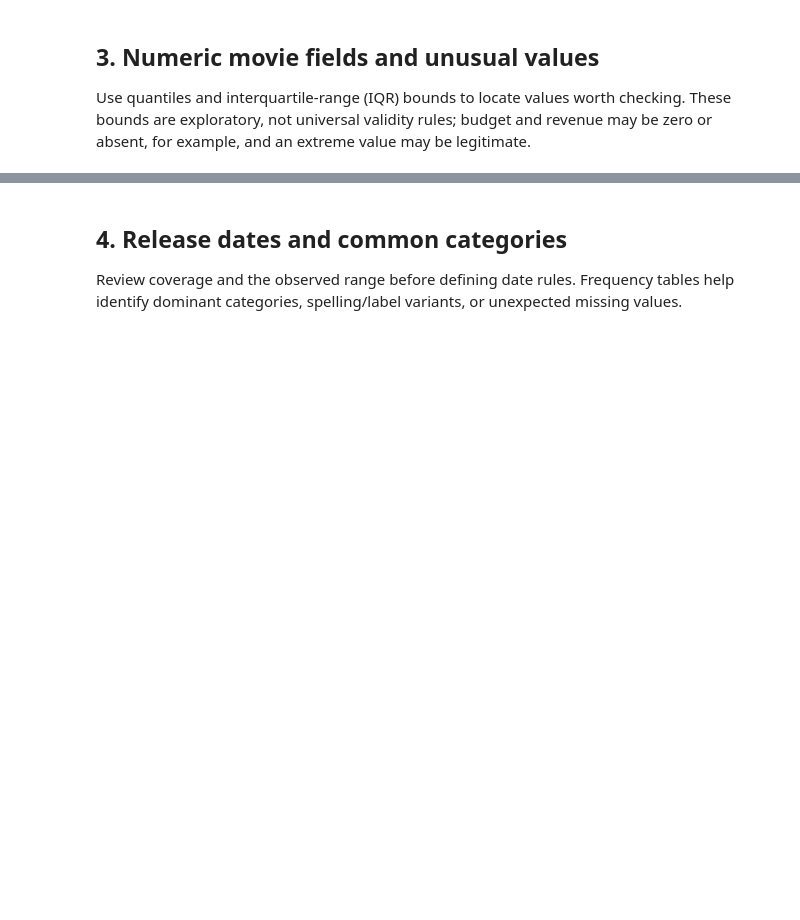
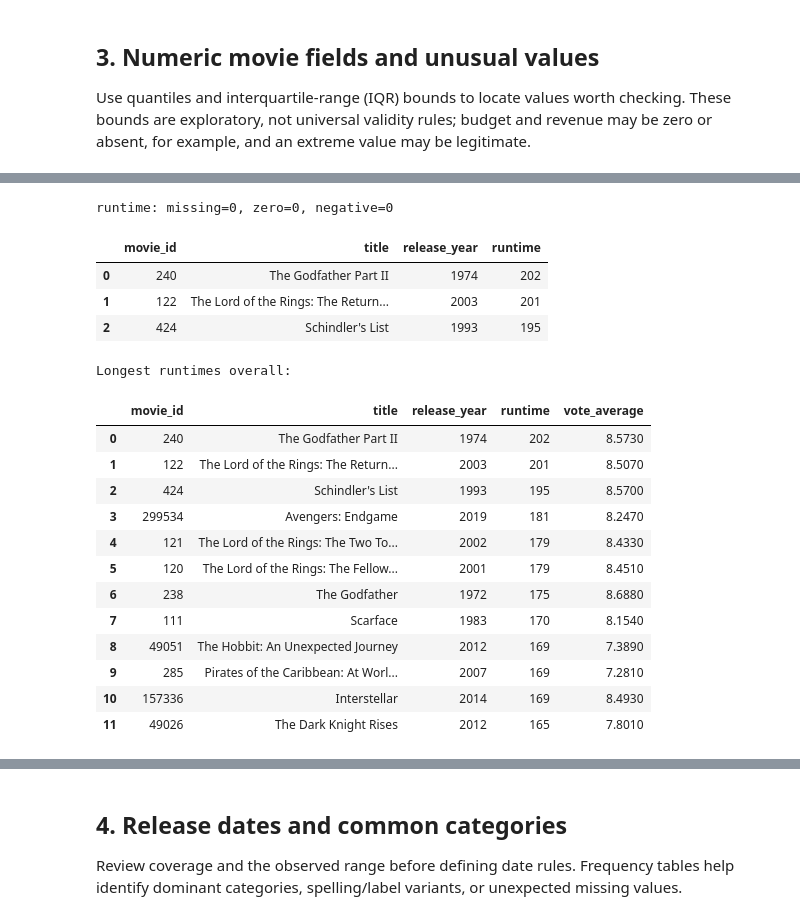
Before and after one commit to ishola-amalitech/streamvault, a Jupyter notebook: notebooks/03_eda_movie_data.ipynb, the cells around one changed output, grey strips where cells are left out. Saved outputs shown, nothing was run; the diff lists cells and outputs as text; code cells hidden in the pictures; blank space fills up the shorter version.

```diff
--- a/notebooks/03_eda_movie_data.ipynb
+++ b/notebooks/03_eda_movie_data.ipynb
@@ -85,0 +227,41 @@ display(outlier_review)
+# %%
+if "runtime" in investigation_movies.columns:
+    runtimes = pd.to_numeric(investigation_movies["runtime"], errors="coerce")
+    print(
+        f"runtime: missing={runtimes.isna().sum()}, zero={runtimes.eq(0).sum()}, "
+        f"negative={runtimes.lt(0).sum()}"
+    )
+    runtime_extremes = unusual_detail_table.loc[unusual_detail_table["field"] == "runtime"]
+    if not runtime_extremes.empty:
+        display(
+            investigation_movies.loc[
+                investigation_movies["movie_id"].isin(runtime_extremes["movie_id"]),
+                ["movie_id", "title", "release_year", "runtime"],
+            ].sort_values("runtime", ascending=False).reset_index(drop=True)
+        )
+    print("Longest runtimes overall:")
+    display(
+        investigation_movies.sort_values("runtime", ascending=False)[
+            ["movie_id", "title", "release_year", "runtime", "vote_average"]
+        ].head(12).reset_index(drop=True)
+    )
+# %% [output]
+runtime: missing=0, zero=0, negative=0
+|  | movie_id | title | release_year | runtime |
+| 0 | 240 | The Godfather Part II | 1974 | 202 |
+| 1 | 122 | The Lord of the Rings: The Return... | 2003 | 201 |
+| 2 | 424 | Schindler's List | 1993 | 195 |
+Longest runtimes overall:
+|  | movie_id | title | release_year | runtime | vote_average |
+| 0 | 240 | The Godfather Part II | 1974 | 202 | 8.5730 |
+| 1 | 122 | The Lord of the Rings: The Return... | 2003 | 201 | 8.5070 |
+| 2 | 424 | Schindler's List | 1993 | 195 | 8.5700 |
+| 3 | 299534 | Avengers: Endgame | 2019 | 181 | 8.2470 |
+| 4 | 121 | The Lord of the Rings: The Two To... | 2002 | 179 | 8.4330 |
+| 5 | 120 | The Lord of the Rings: The Fellow... | 2001 | 179 | 8.4510 |
+| 6 | 238 | The Godfather | 1972 | 175 | 8.6880 |
+| 7 | 111 | Scarface | 1983 | 170 | 8.1540 |
+| 8 | 49051 | The Hobbit: An Unexpected Journey | 2012 | 169 | 7.3890 |
+| 9 | 285 | Pirates of the Caribbean: At Worl... | 2007 | 169 | 7.2810 |
+| 10 | 157336 | Interstellar | 2014 | 169 | 8.4930 |
+| 11 | 49026 | The Dark Knight Rises | 2012 | 165 | 7.8010 |
```
Also changed, not shown: parts of 14 cells of this notebook, 2 other files.
